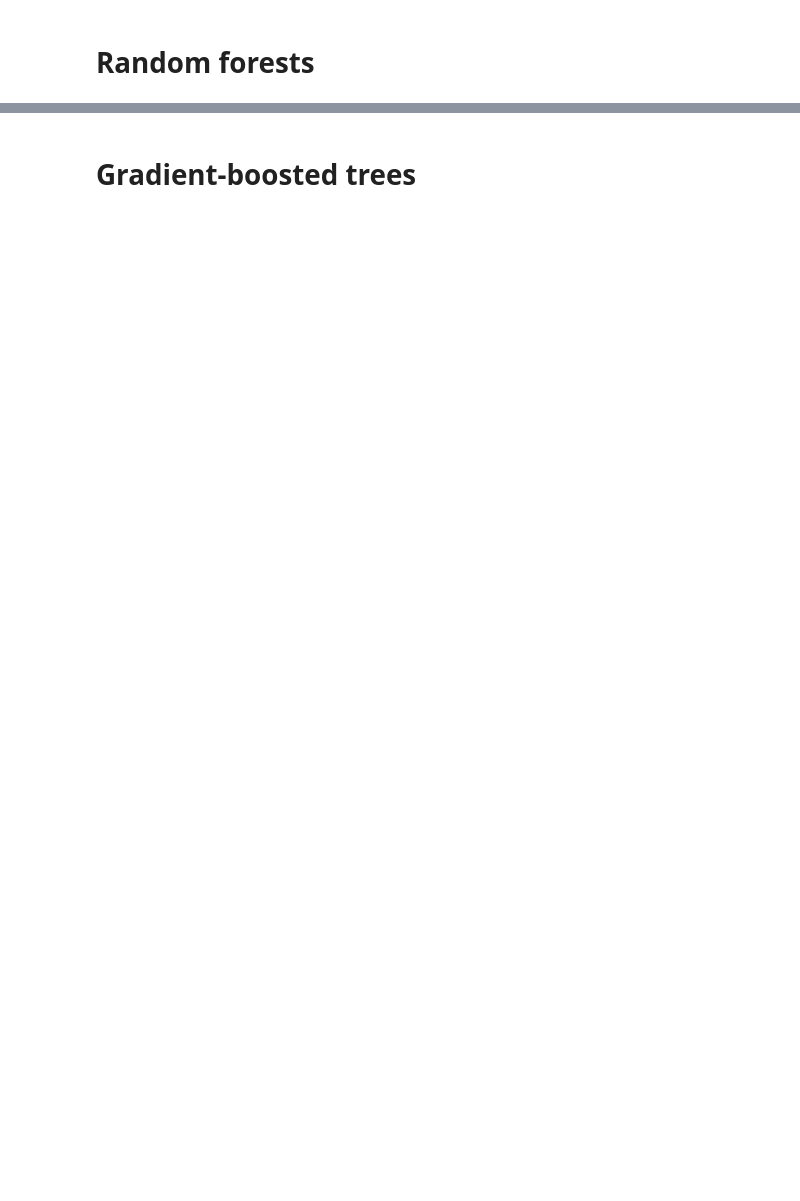
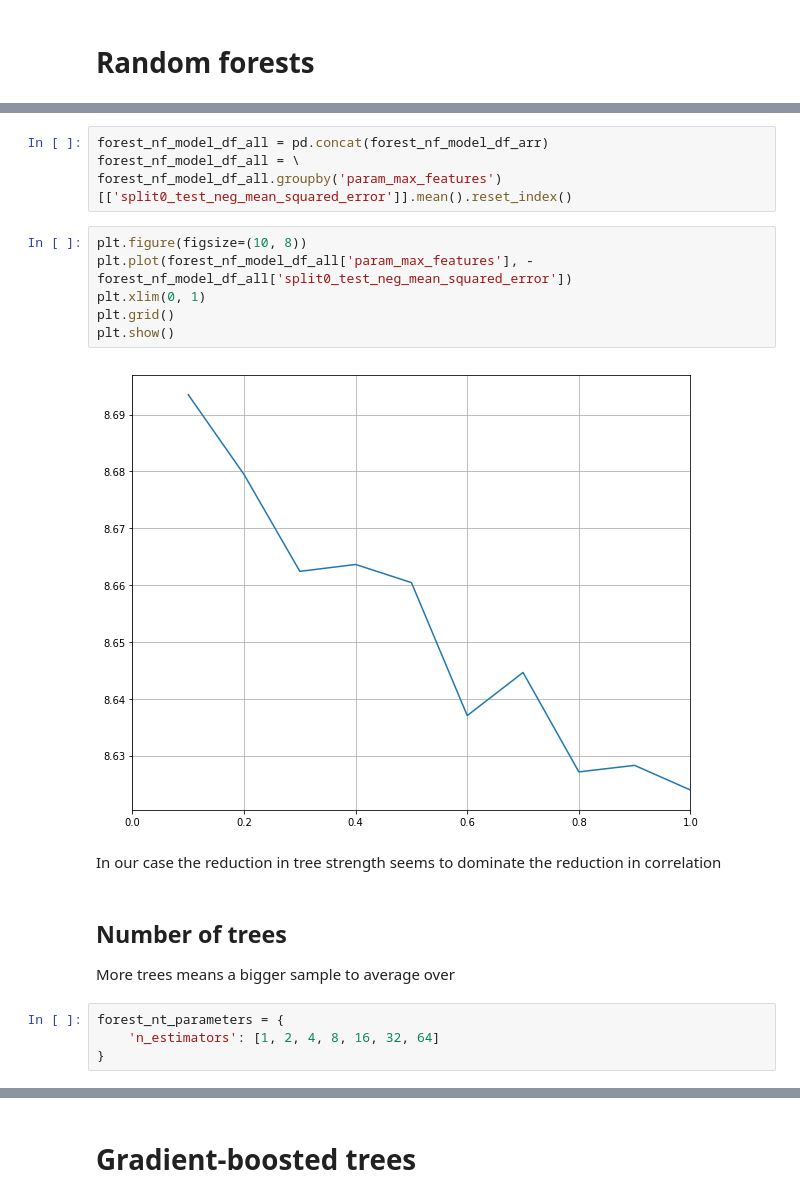
Before and after one commit to thomas-woodruff/footbot, a Jupyter notebook: app/notebooks/v1/00.01 Tree-based methods lecture.ipynb, the cells around one changed output, grey strips where cells are left out. Drawn from its saved outputs; the diff is of its cells as text; blank space fills up the shorter version.

```diff
--- a/app/notebooks/v1/00.01 Tree-based methods lecture.ipynb
+++ b/app/notebooks/v1/00.01 Tree-based methods lecture.ipynb
@@ -236,0 +363,22 @@ If our tree is too shallow we underfit and if our tree is too deep we overfit
+# %%
+forest_nf_model_df_all = pd.concat(forest_nf_model_df_arr)
+forest_nf_model_df_all = \
+forest_nf_model_df_all.groupby('param_max_features')[['split0_test_neg_mean_squared_error']].mean().reset_index()
+# %%
+plt.figure(figsize=(10, 8))
+plt.plot(forest_nf_model_df_all['param_max_features'], -forest_nf_model_df_all['split0_test_neg_mean_squared_error'])
+plt.xlim(0, 1)
+plt.grid()
+plt.show()
+# %% [output]
+[figure, added]
+# %% [markdown]
+In our case the reduction in tree strength seems to dominate the reduction in correlation
+# %% [markdown]
+## Number of trees
+
+More trees means a bigger sample to average over
+# %%
+forest_nt_parameters = {
+    'n_estimators': [1, 2, 4, 8, 16, 32, 64]
+}
```
Also changed, not shown: parts of 63 cells of this notebook, 18 other files.
